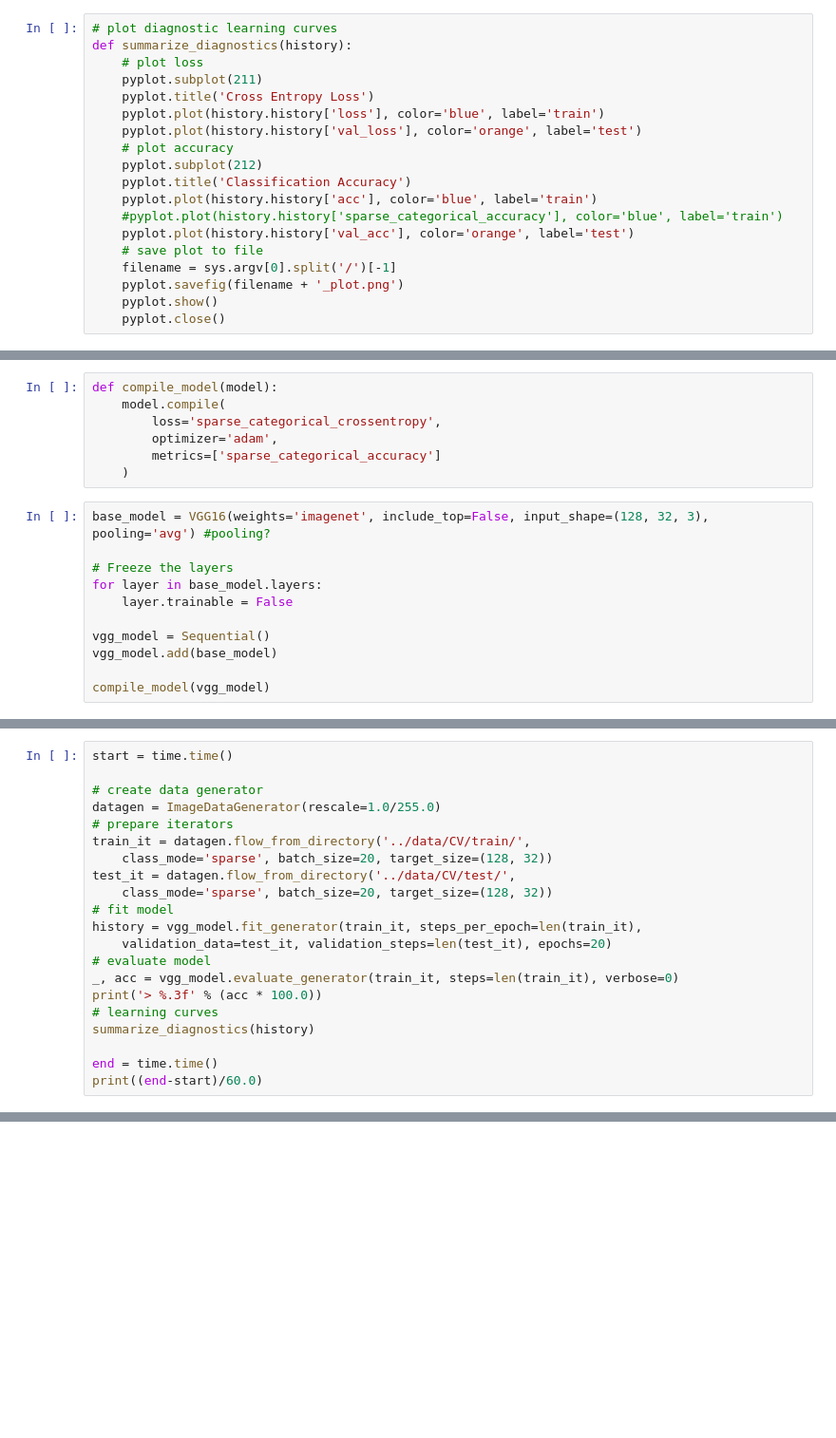
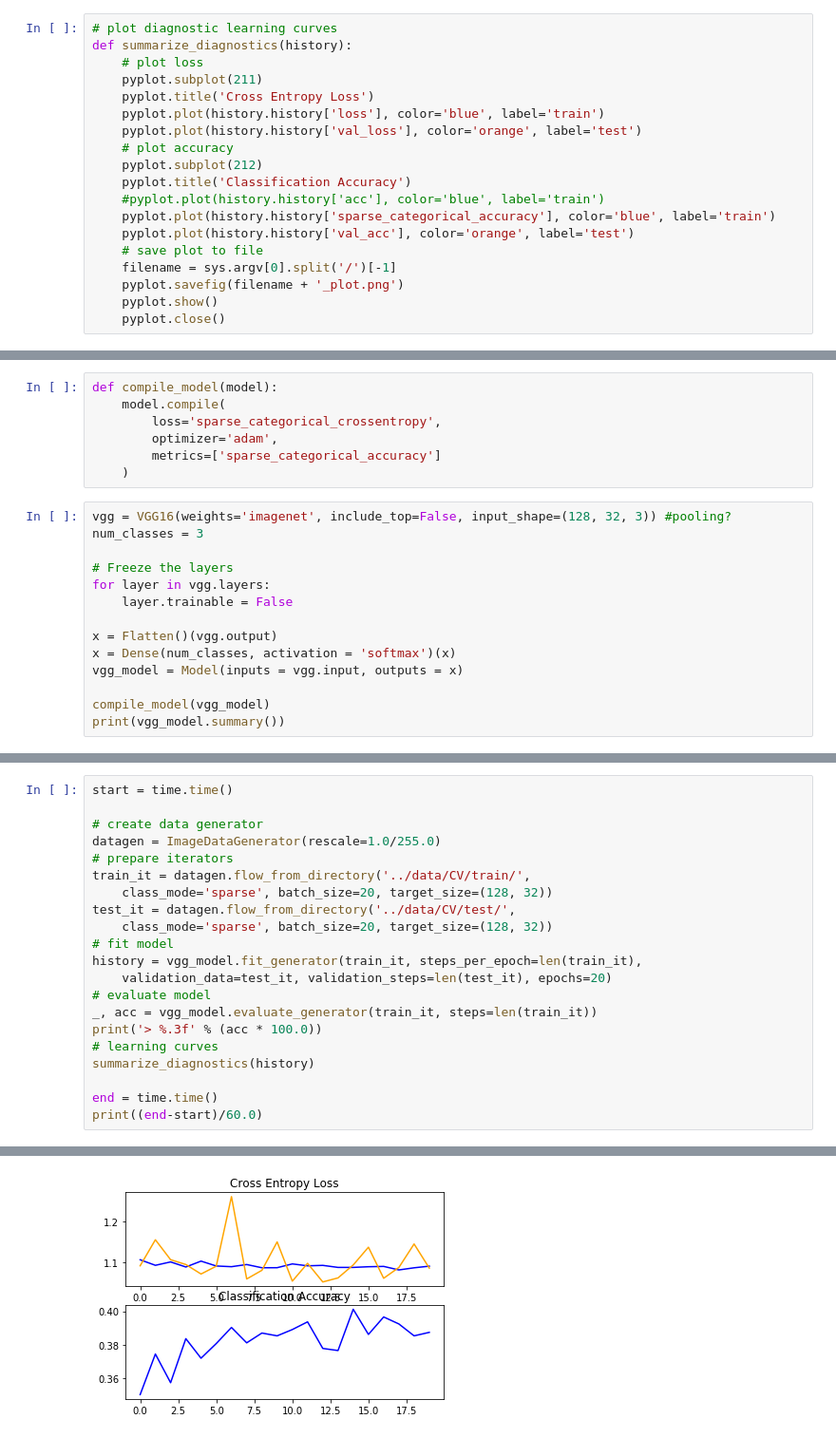
Before and after one commit to gdso-math/math-stack, a Jupyter notebook: notebooks/cv_model_1.ipynb, the cells around one changed output, grey strips where cells are left out. Shown: that part at 95% size. Saved outputs shown, nothing was run; the diff lists cells and outputs as text; blank space fills up the shorter version.

```diff
--- a/notebooks/cv_model_1.ipynb
+++ b/notebooks/cv_model_1.ipynb
@@ -137,8 +137,8 @@ def summarize_diagnostics(history):
     # plot accuracy
     pyplot.subplot(212)
     pyplot.title('Classification Accuracy')
-    pyplot.plot(history.history['acc'], color='blue', label='train')
-    #pyplot.plot(history.history['sparse_categorical_accuracy'], color='blue', label='train')
+    #pyplot.plot(history.history['acc'], color='blue', label='train')
+    pyplot.plot(history.history['sparse_categorical_accuracy'], color='blue', label='train')
     pyplot.plot(history.history['val_acc'], color='orange', label='test')
     # save plot to file
     filename = sys.argv[0].split('/')[-1]
@@ -188,13 +190,16 @@ def compile_model(model):
         metrics=['sparse_categorical_accuracy']
     )
 # %%
-base_model = VGG16(weights='imagenet', include_top=False, input_shape=(128, 32, 3), pooling='avg') #pooling?
+vgg = VGG16(weights='imagenet', include_top=False, input_shape=(128, 32, 3)) #pooling?
+num_classes = 3
 
 # Freeze the layers
-for layer in base_model.layers:
+for layer in vgg.layers:
     layer.trainable = False
 
-vgg_model = Sequential()
-vgg_model.add(base_model)
+x = Flatten()(vgg.output)
+x = Dense(num_classes, activation = 'softmax')(x)
+vgg_model = Model(inputs = vgg.input, outputs = x)
 
 compile_model(vgg_model)
+print(vgg_model.summary())
@@ -212,7 +235,7 @@ test_it = datagen.flow_from_directory('../data/CV/test/',
 history = vgg_model.fit_generator(train_it, steps_per_epoch=len(train_it),
     validation_data=test_it, validation_steps=len(test_it), epochs=20)
 # evaluate model
-_, acc = vgg_model.evaluate_generator(train_it, steps=len(train_it), verbose=0)
+_, acc = vgg_model.evaluate_generator(train_it, steps=len(train_it))
 print('> %.3f' % (acc * 100.0))
 # learning curves
 summarize_diagnostics(history)
@@ -239,0 +264 @@ Epoch 20/20
+[figure, added]
```
Also changed, not shown: parts of 3 cells of this notebook.
